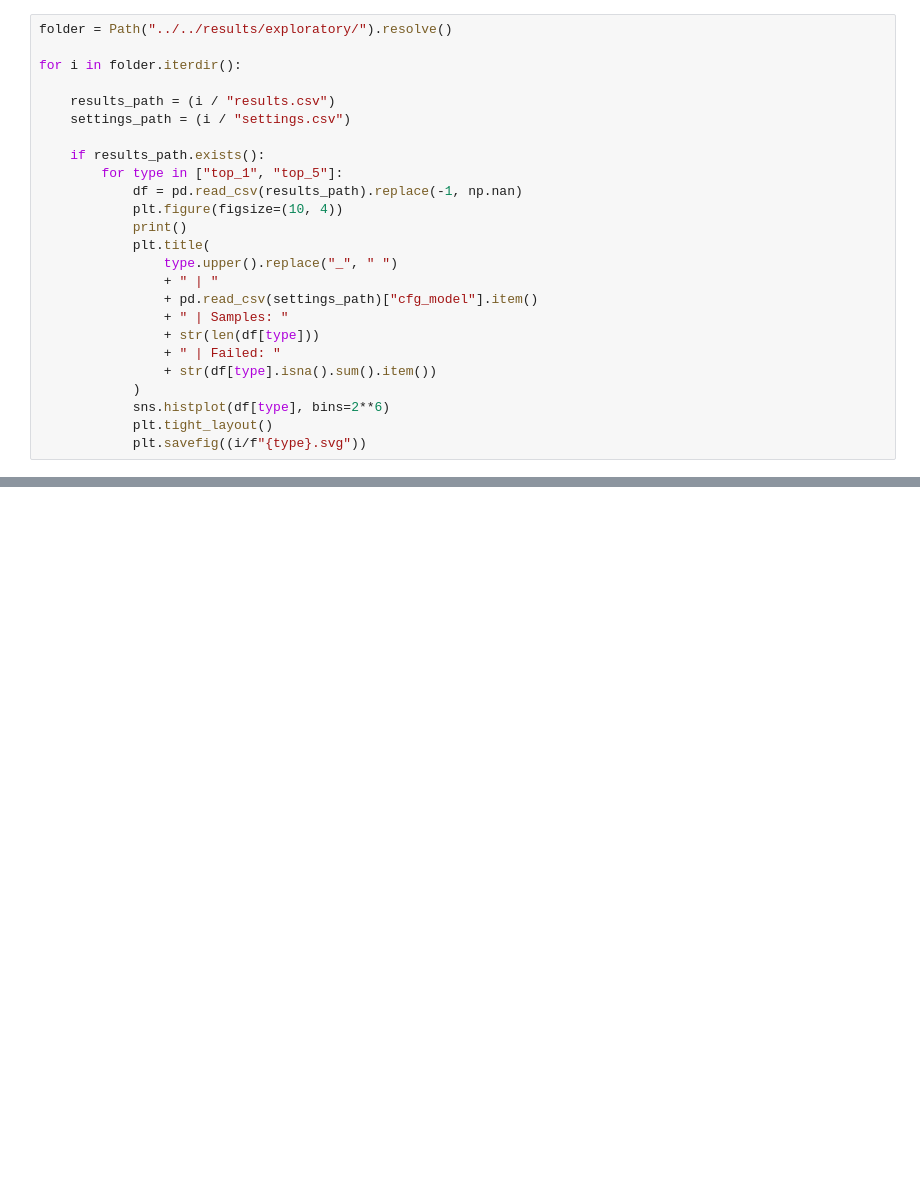
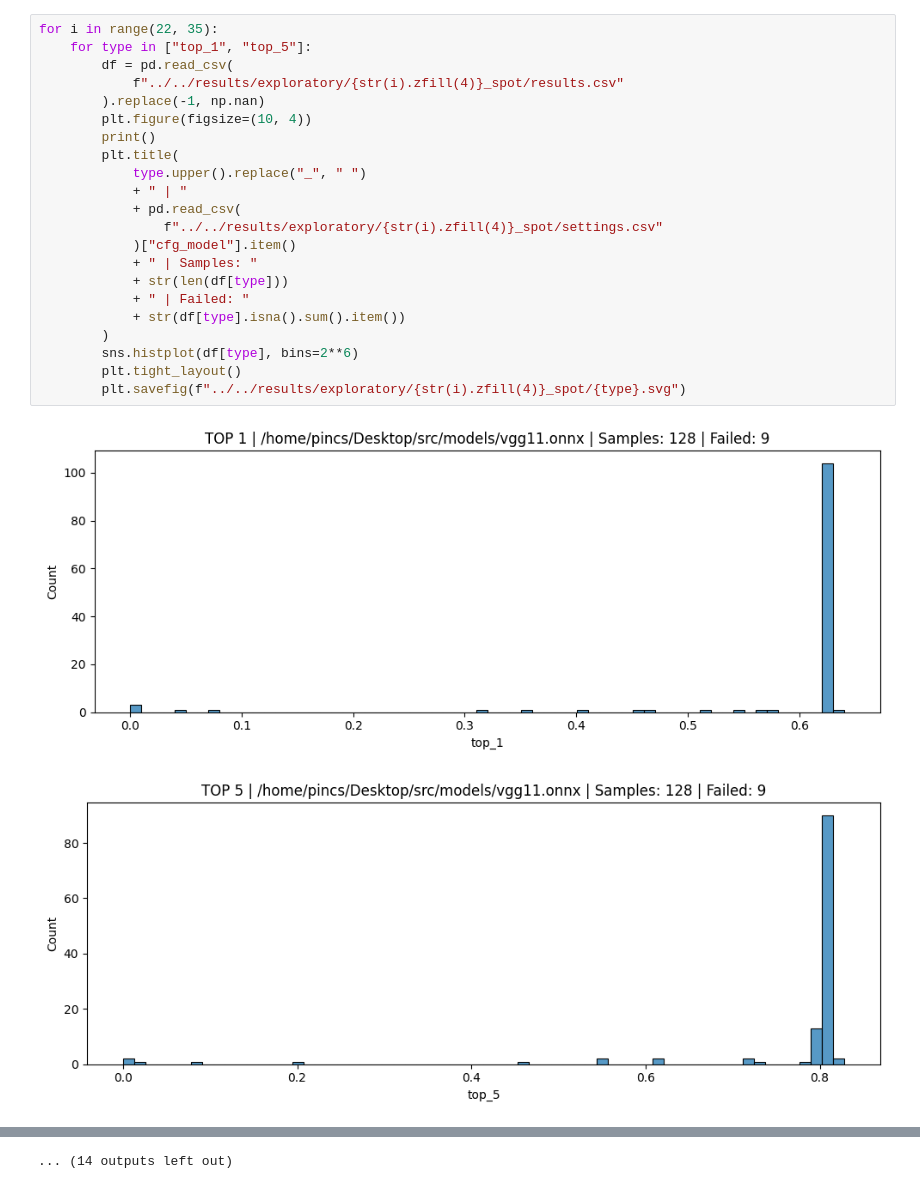
Before and after one commit to xkucerak/ncs2-emfi, a Jupyter notebook: src/client/plot.ipynb, the cells around one changed output, grey strips where cells are left out. Drawn from its saved outputs; the diff is of its cells as text; blank space fills up the shorter version.

```diff
--- a/src/client/plot.ipynb
+++ b/src/client/plot.ipynb
@@ -7,25 +6,25 @@ from pathlib import Path
 # %%
-folder = Path("../../results/exploratory/").resolve()
-
-for i in folder.iterdir():
-
-    results_path = (i / "results.csv")
-    settings_path = (i / "settings.csv")
-
-    if results_path.exists():
-        for type in ["top_1", "top_5"]:
-            df = pd.read_csv(results_path).replace(-1, np.nan)
-            plt.figure(figsize=(10, 4))
-            print()
-            plt.title(
-                type.upper().replace("_", " ")
-                + " | "
-                + pd.read_csv(settings_path)["cfg_model"].item()
-                + " | Samples: "
-                + str(len(df[type]))
-                + " | Failed: "
-                + str(df[type].isna().sum().item())
-            )
-            sns.histplot(df[type], bins=2**6)
-            plt.tight_layout()
-            plt.savefig((i/f"{type}.svg"))
+for i in range(22, 35):
+    for type in ["top_1", "top_5"]:
+        df = pd.read_csv(
+            f"../../results/exploratory/{str(i).zfill(4)}_spot/results.csv"
+        ).replace(-1, np.nan)
+        plt.figure(figsize=(10, 4))
+        print()
+        plt.title(
+            type.upper().replace("_", " ")
+            + " | "
+            + pd.read_csv(
+                f"../../results/exploratory/{str(i).zfill(4)}_spot/settings.csv"
+            )["cfg_model"].item()
+            + " | Samples: "
+            + str(len(df[type]))
+            + " | Failed: "
+            + str(df[type].isna().sum().item())
+        )
+        sns.histplot(df[type], bins=2**6)
+        plt.tight_layout()
+        plt.savefig(f"../../results/exploratory/{str(i).zfill(4)}_spot/{type}.svg")
+# %% [output]
+[figure, added]
+[figure, added]
@@ -32,3 +41,4 @@ for i in folder.iterdir():
+... (14 outputs left out)
 # %%
 for i in range(2, 5):
     df = pd.read_csv(
```
Also changed, not shown: parts of 4 cells of this notebook, 11 other files.
